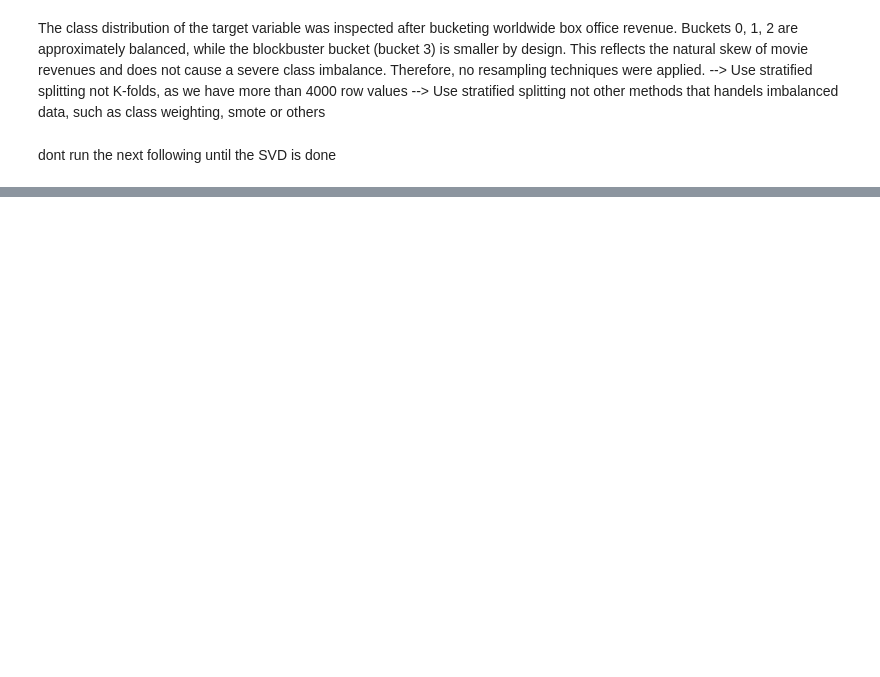
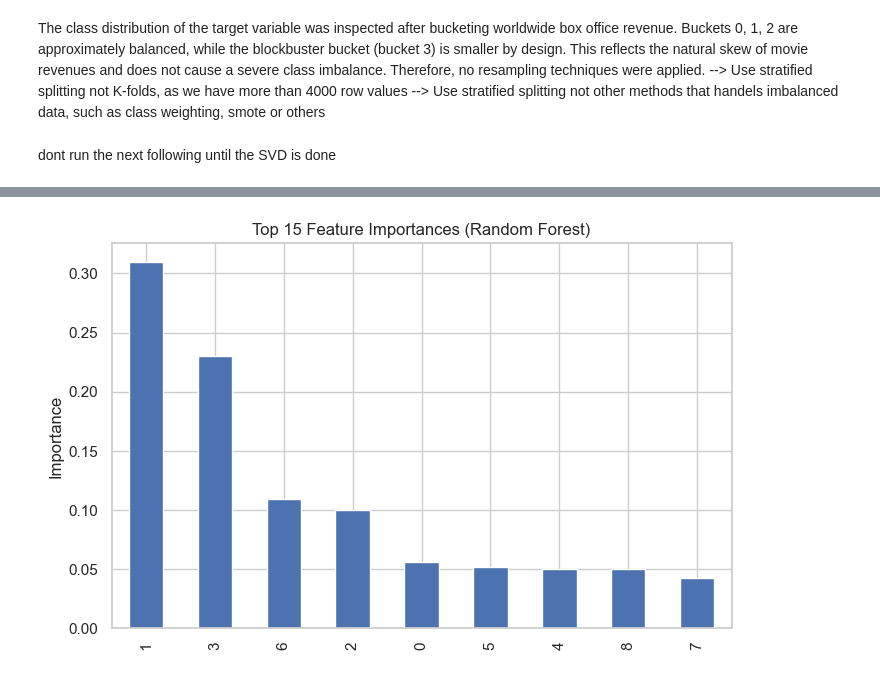
Before and after one commit to spaesey/ai-for-business-project, a Jupyter notebook: src/eda_feature_engineering.ipynb, the cells around one changed output, grey strips where cells are left out. Cells and saved outputs as stored; diff of their text form; code cells hidden in the pictures; blank space fills up the shorter version.

Commit message:
Models
# Conflicts:
#	src/eda_feature_engineering.ipynb

```diff
--- a/src/eda_feature_engineering.ipynb
+++ b/src/eda_feature_engineering.ipynb
@@ -1388,0 +1924,79 @@ print("Test balance:\n", balance(y_test))
+# %%
+#1. Decision Tree (baseline tree model) ------------------Ahmed
+
+from sklearn.tree import DecisionTreeClassifier
+from sklearn.metrics import f1_score, classification_report
+
+dt = DecisionTreeClassifier(
+    max_depth=None,
+    min_samples_split=10,
+    min_samples_leaf=5,
+    random_state=42,
+    class_weight='balanced'  # safe choice given blockbuster class
+)
+
+dt.fit(X_train, y_train)
+
+y_val_pred = dt.predict(X_val)
+print("Decision Tree – Validation macro F1:",
+      round(f1_score(y_val, y_val_pred, average='macro'), 4))
+
+#2. Random Forest model and hyperparameter tuning (main tree model)   ------------------Ahmed
+from sklearn.ensemble import RandomForestClassifier
+from sklearn.model_selection import GridSearchCV
+
+rf = RandomForestClassifier(
+    random_state=42,
+    n_jobs=-1,
+    class_weight='balanced'
+)
+
+param_grid = {
+    'n_estimators': [200, 400],
+    'max_depth': [None, 10, 20],
+    'min_samples_split': [2, 10],
+    'min_samples_leaf': [1, 5],
+    'max_features': ['sqrt', 'log2']
+}
+
+rf_grid = GridSearchCV(
+    estimator=rf,
+    param_grid=param_grid,
+    scoring='f1_macro',
+    cv=5,
+    n_jobs=-1,
+    verbose=1
+)
+#3. Grid search (on fitting set only)------------------Ahmed
+rf_grid.fit(X_train, y_train)
+
+print("Best RF params:", rf_grid.best_params_)
+print("Best RF CV macro F1:", round(rf_grid.best_score_, 4))
+
+#4. Evaluate best RF on validation set for hyperparameter tuning ------------------Ahmed
+rf_best = rf_grid.best_estimator_
+
+y_val_pred = rf_best.predict(X_val)
+print("Random Forest – Validation macro F1:",
+      round(f1_score(y_val, y_val_pred, average='macro'), 4))
+
+#5. Evaluate model performance of best RF on test set ------------------Ahmed
+y_test_pred = rf_best.predict(X_test)
+
+print("Random Forest – TEST macro F1:",
+      round(f1_score(y_test, y_test_pred, average='macro'), 4))
+print(classification_report(y_test, y_test_pred))
+
+#6. Feature importance visualization for best RF model ------------------Ahmed
+import pandas as pd
+import matplotlib.pyplot as plt
+
+importances = rf_best.feature_importances_
+feat_importance = pd.Series(importances).sort_values(ascending=False)
+
+plt.figure(figsize=(8,5))
+feat_importance.head(15).plot(kind='bar')
+plt.title("Top 15 Feature Importances (Random Forest)")
+plt.ylabel("Importance")
+plt.show()
+# %% [output]
@@ -1388,0 +2019 @@ print("Test balance:\n", balance(y_test))
+[figure, added]
```
Also changed, not shown: parts of 70 cells of this notebook, 1 other file.
